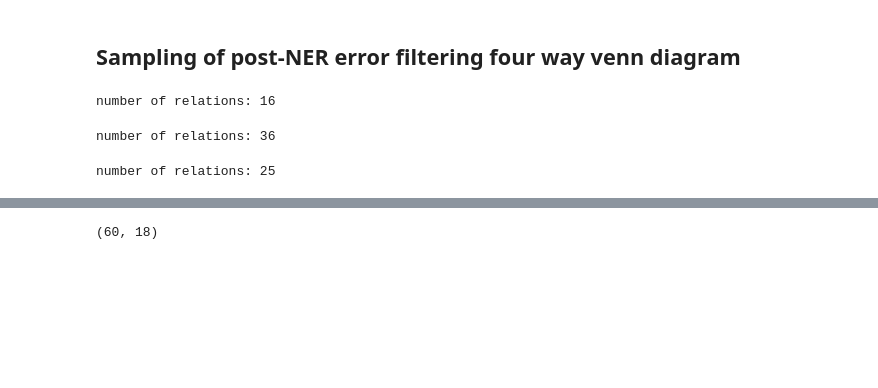
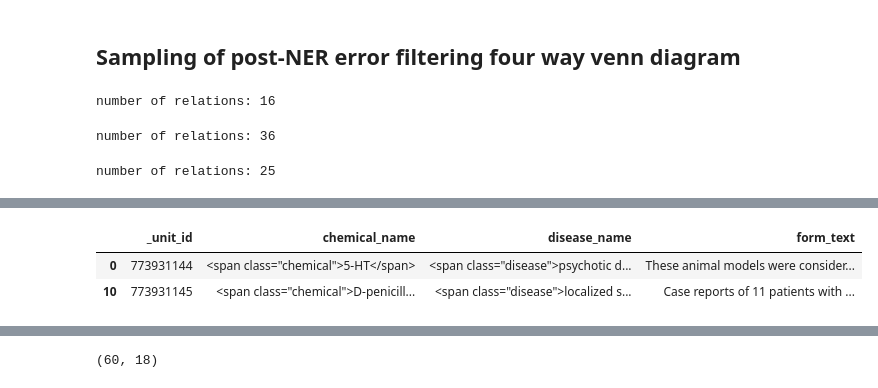
Before and after one commit to SuLab/crowd_cid_relex, a Jupyter notebook: crowd_only/analysis/final_eval_cross_validation.ipynb, the cells around one changed output, grey strips where cells are left out. Drawn from its saved outputs; the diff is of its cells as text; code cells hidden in the pictures; blank space fills up the shorter version.

```diff
--- a/crowd_only/analysis/final_eval_cross_validation.ipynb
+++ b/crowd_only/analysis/final_eval_cross_validation.ipynb
@@ -960,0 +967,16 @@ number of relations: 25
+# %%
+loc = os.path.abspath(os.path.join("..", "data", "crowdflower", "results"))
+fname = "job_767273_full_with_untrusted.csv"
+
+abs_data = pd.read_csv(os.path.join(loc, fname), sep = ',')
+abs_data = abs_data[["_unit_id", "chemical_name", "disease_name", "form_abstract", "form_title"]]
+
+abs_data = abs_data.drop_duplicates()
+# %%
+loc = os.path.abspath(os.path.join("..", "data", "crowdflower", "results"))
+fname = "job_767262_full_with_untrusted.csv"
+
+sent_data = pd.read_csv(os.path.join(loc, fname), sep = ',')
+sent_data = sent_data[["_unit_id", "chemical_name", "disease_name", "form_sentence"]]
+
+sent_data = sent_data.drop_duplicates()
@@ -960,0 +1000,6 @@ number of relations: 25
+# %%
+cf_orig.head(2)
+# %% [output]
+|  | _unit_id | chemical_name | disease_name | form_text |
+| 0 | 773931144 | <span class="chemical">5-HT</span> | <span class="disease">psychotic d... | These animal models were consider... |
+| 10 | 773931145 | <span class="chemical">D-penicill... | <span class="disease">localized s... | Case reports of 11 patients with ... |
```
Also changed, not shown: parts of 80 cells of this notebook.
